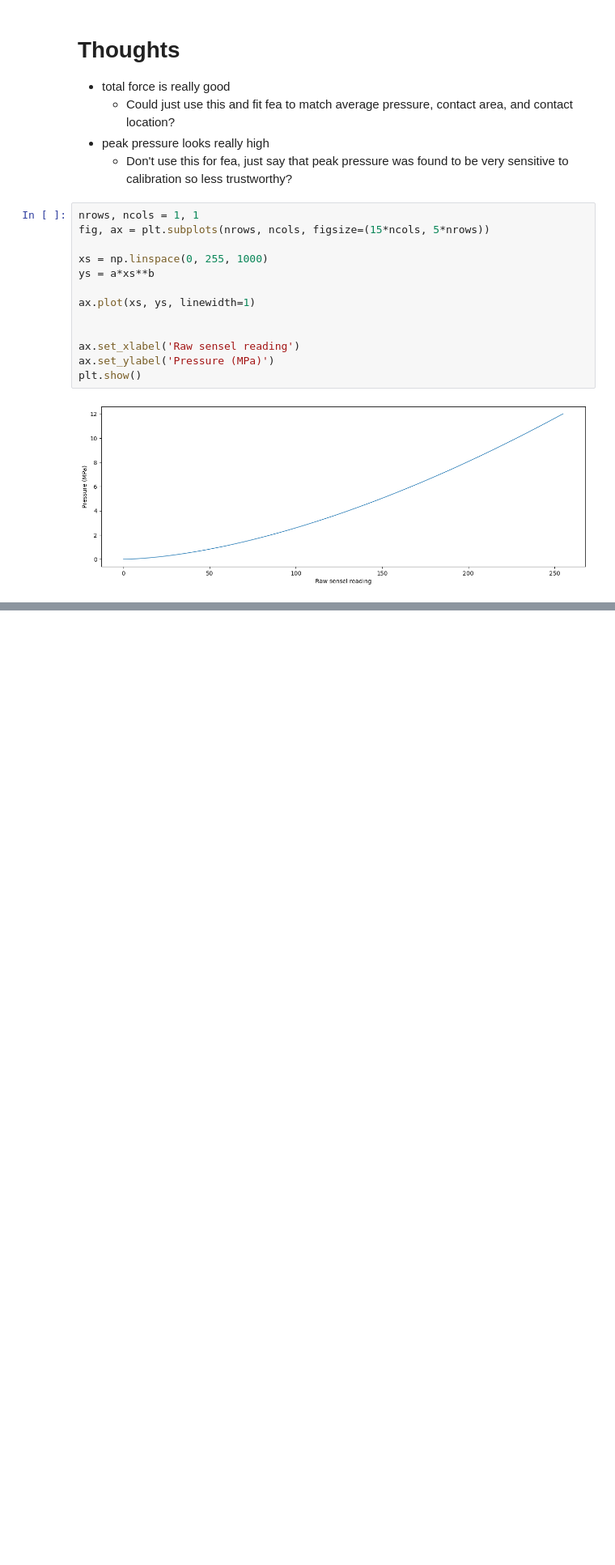
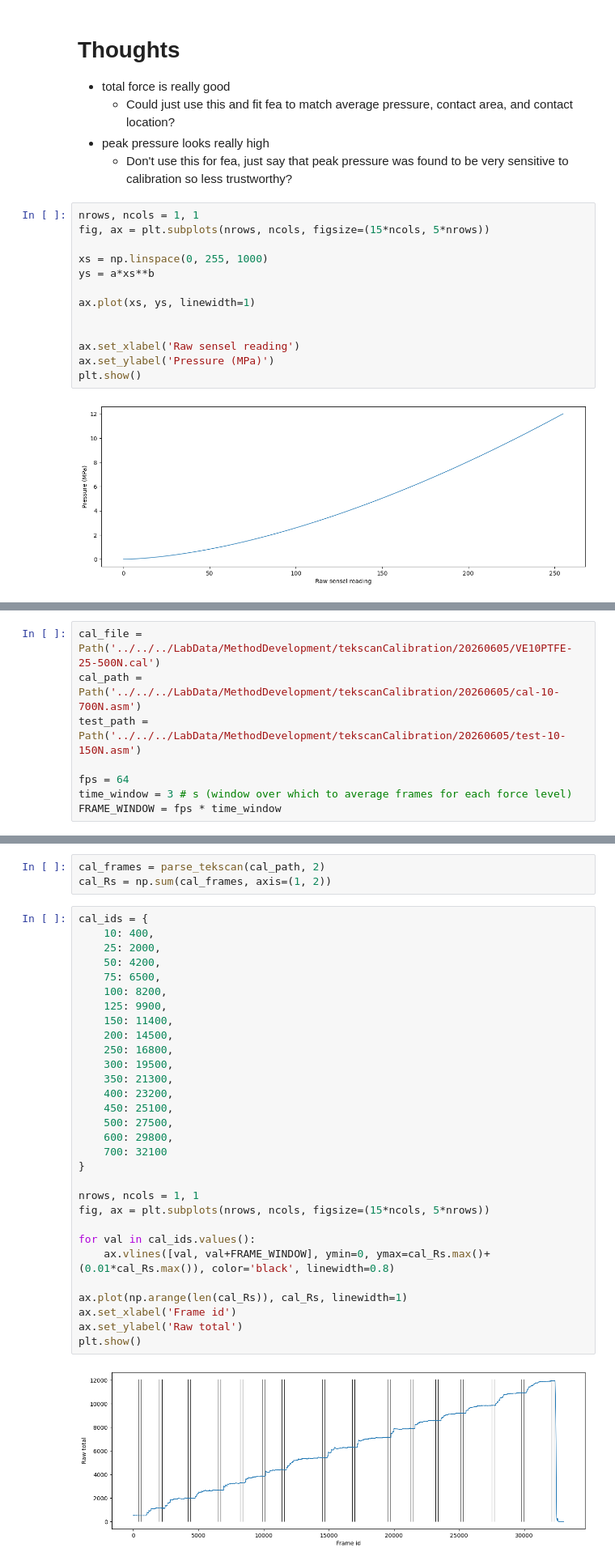
Before and after one commit to MattyOram/phd, a Jupyter notebook: WorkPackages/TMCJ-Contact/Experimental/notebooks/Experiments/TekscanCalibration/elasticoCalibration.ipynb, the cells around one changed output, grey strips where cells are left out. Shown at 81% size. Cells and saved outputs as stored; diff of their text form; blank space fills up the shorter version.

Commit message:
calibriation with vero-elastico blocks - no ptfe

```diff
--- a/WorkPackages/TMCJ-Contact/Experimental/notebooks/Experiments/TekscanCalibration/elasticoCalibration.ipynb
+++ b/WorkPackages/TMCJ-Contact/Experimental/notebooks/Experiments/TekscanCalibration/elasticoCalibration.ipynb
@@ -187,0 +228,8 @@ plt.show()
+# %%
+cal_file = Path('../../../LabData/MethodDevelopment/tekscanCalibration/20260605/VE10PTFE-25-500N.cal')
+cal_path = Path('../../../LabData/MethodDevelopment/tekscanCalibration/20260605/cal-10-700N.asm')
+test_path = Path('../../../LabData/MethodDevelopment/tekscanCalibration/20260605/test-10-150N.asm')
+
+fps = 64
+time_window = 3 # s (window over which to average frames for each force level)
+FRAME_WINDOW = fps * time_window
@@ -187,0 +250,35 @@ plt.show()
+# %%
+cal_frames = parse_tekscan(cal_path, 2)
+cal_Rs = np.sum(cal_frames, axis=(1, 2))
+# %%
+cal_ids = {
+    10: 400,
+    25: 2000,
+    50: 4200,
+    75: 6500,
+    100: 8200,
+    125: 9900,
+    150: 11400,
+    200: 14500,
+    250: 16800,
+    300: 19500,
+    350: 21300,
+    400: 23200,
+    450: 25100,
+    500: 27500,
+    600: 29800,
+    700: 32100
+}
+
+nrows, ncols = 1, 1
+fig, ax = plt.subplots(nrows, ncols, figsize=(15*ncols, 5*nrows))
+
+for val in cal_ids.values():
+    ax.vlines([val, val+FRAME_WINDOW], ymin=0, ymax=cal_Rs.max()+(0.01*cal_Rs.max()), color='black', linewidth=0.8)
+
+ax.plot(np.arange(len(cal_Rs)), cal_Rs, linewidth=1)
+ax.set_xlabel('Frame id')
+ax.set_ylabel('Raw total')
+plt.show()
+# %% [output]
+[figure, added]
```
Also changed, not shown: parts of 21 cells of this notebook.
